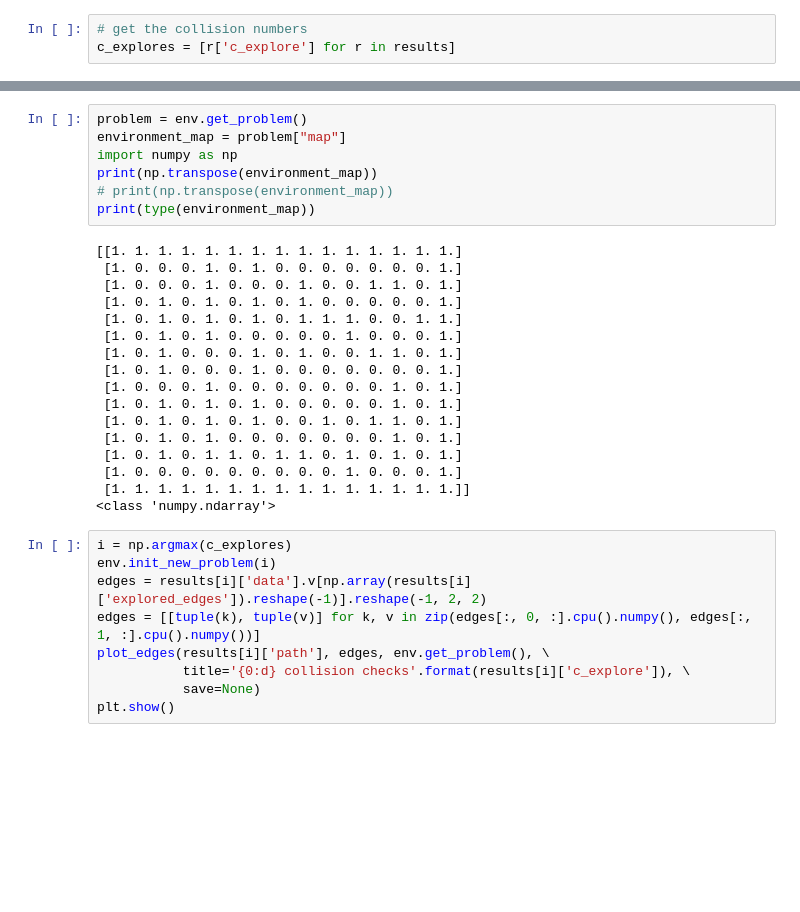
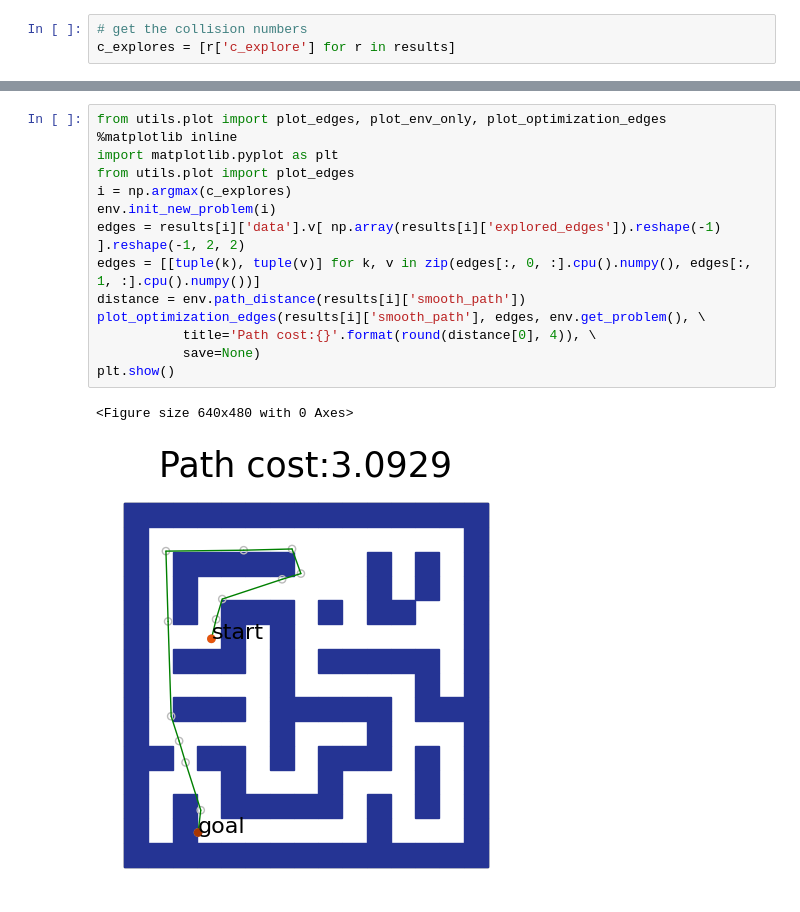
Before and after one commit to wenjinzhang/gnn-motion-planning, a Jupyter notebook: test.ipynb, the cells around one changed output, grey strips where cells are left out. Drawn from its saved outputs; the diff is of its cells as text; blank space fills up the shorter version.

```diff
--- a/test.ipynb
+++ b/test.ipynb
@@ -126,33 +58,17 @@ plt.show()
-# %%
-problem = env.get_problem()
-environment_map = problem["map"]
-import numpy as np
-print(np.transpose(environment_map))
-# print(np.transpose(environment_map))
-print(type(environment_map))
-# %% [output]
-[[1. 1. 1. 1. 1. 1. 1. 1. 1. 1. 1. 1. 1. 1. 1.]
- [1. 0. 0. 0. 1. 0. 1. 0. 0. 0. 0. 0. 0. 0. 1.]
- [1. 0. 0. 0. 1. 0. 0. 0. 1. 0. 0. 1. 1. 0. 1.]
- [1. 0. 1. 0. 1. 0. 1. 0. 1. 0. 0. 0. 0. 0. 1.]
- [1. 0. 1. 0. 1. 0. 1. 0. 1. 1. 1. 0. 0. 1. 1.]
- [1. 0. 1. 0. 1. 0. 0. 0. 0. 0. 1. 0. 0. 0. 1.]
- [1. 0. 1. 0. 0. 0. 1. 0. 1. 0. 0. 1. 1. 0. 1.]
- [1. 0. 1. 0. 0. 0. 1. 0. 0. 0. 0. 0. 0. 0. 1.]
- [1. 0. 0. 0. 1. 0. 0. 0. 0. 0. 0. 0. 1. 0. 1.]
- [1. 0. 1. 0. 1. 0. 1. 0. 0. 0. 0. 0. 1. 0. 1.]
- [1. 0. 1. 0. 1. 0. 1. 0. 0. 1. 0. 1. 1. 0. 1.]
- [1. 0. 1. 0. 1. 0. 0. 0. 0. 0. 0. 0. 1. 0. 1.]
- [1. 0. 1. 0. 1. 1. 0. 1. 1. 0. 1. 0. 1. 0. 1.]
- [1. 0. 0. 0. 0. 0. 0. 0. 0. 0. 1. 0. 0. 0. 1.]
- [1. 1. 1. 1. 1. 1. 1. 1. 1. 1. 1. 1. 1. 1. 1.]]
-<class 'numpy.ndarray'>
 # %%
+from utils.plot import plot_edges, plot_env_only, plot_optimization_edges
+%matplotlib inline
+import matplotlib.pyplot as plt
+from utils.plot import plot_edges
 i = np.argmax(c_explores)
 env.init_new_problem(i)
-edges = results[i]['data'].v[np.array(results[i]['explored_edges']).reshape(-1)].reshape(-1, 2, 2)
+edges = results[i]['data'].v[ np.array(results[i]['explored_edges']).reshape(-1) ].reshape(-1, 2, 2)
 edges = [[tuple(k), tuple(v)] for k, v in zip(edges[:, 0, :].cpu().numpy(), edges[:, 1, :].cpu().numpy())]
-plot_edges(results[i]['path'], edges, env.get_problem(), \
-           title='{0:d} collision checks'.format(results[i]['c_explore']), \
+distance = env.path_distance(results[i]['smooth_path'])
+plot_optimization_edges(results[i]['smooth_path'], edges, env.get_problem(), \
+           title='Path cost:{}'.format(round(distance[0], 4)), \
            save=None)
 plt.show()
+# %% [output]
+<Figure size 640x480 with 0 Axes>
+[figure, added]
```
Also changed, not shown: parts of 19 cells of this notebook, 5 other files.
